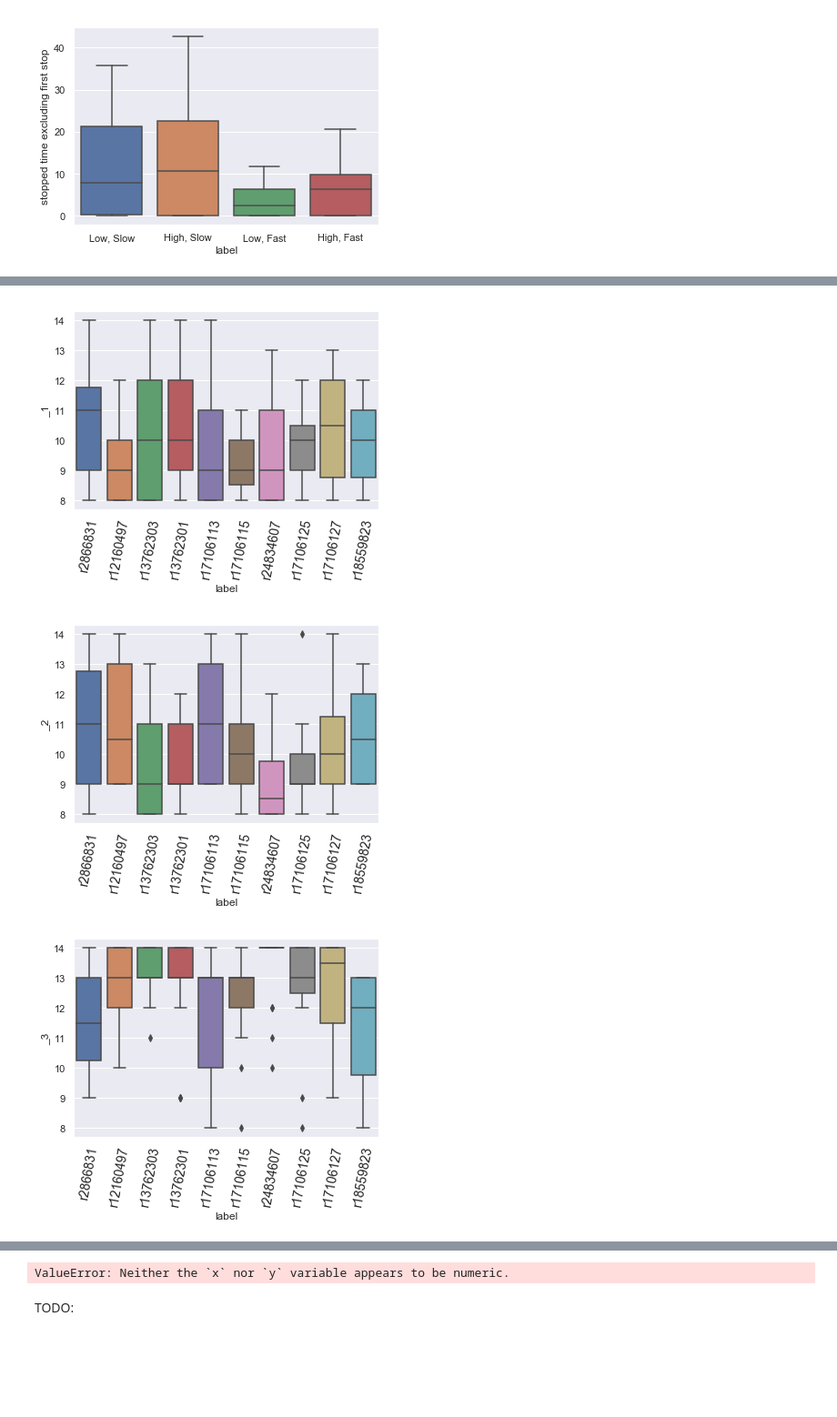
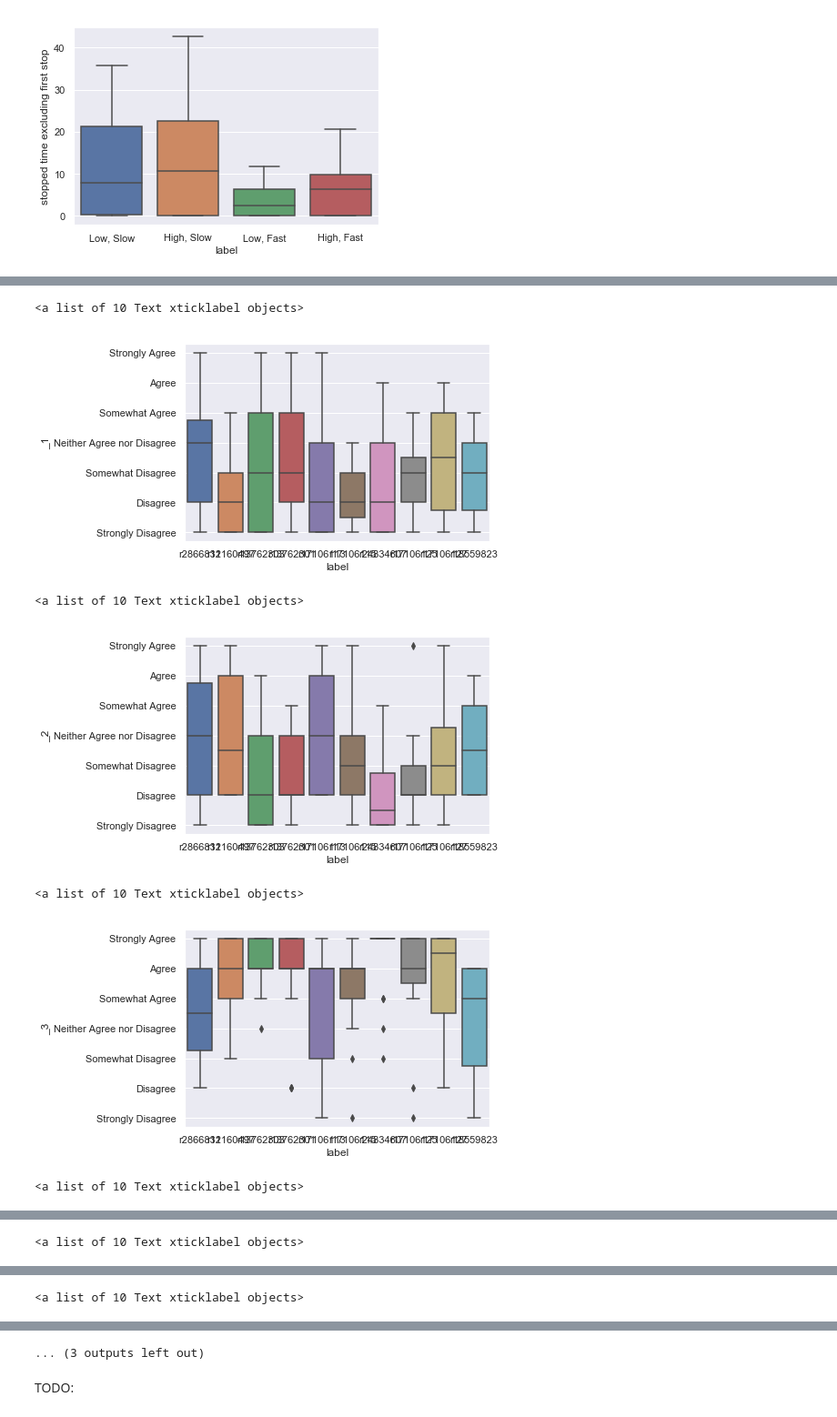
Before and after one commit to FAR-Lab/chairsim-server, a Jupyter notebook: Chairsim_paths.ipynb, the cells around one changed output, grey strips where cells are left out. Shown at 91% size. Drawn from its saved outputs; the diff is of its cells as text; code cells hidden in the pictures; blank space fills up the shorter version.

```diff
--- a/Chairsim_paths.ipynb
+++ b/Chairsim_paths.ipynb
@@ -532,9 +569,16 @@ combined=pd.concat(dfs)
 # %%
+combined.label.unique()
 for q in combined.columns:
-    a = sns.boxplot(x='label', y=q, data=combined, )
-    a.set_xticklabels(a.get_xticklabels(), fontsize=14, rotation=80)
+    a = sns.boxplot(x='label', y=q, data=combined)
+    a.set_xticklabels(, fontsize=14, rotation=80)
+    a.set_yticklabels(labels=["",'Strongly Disagree', 'Disagree','Somewhat Disagree', 'Neither Agree nor Disagree','Somewhat Agree','Agree','Strongly Agree', ""])
+    print(a.get_xticklabels())
     plt.show()
 # %% [output]
+<a list of 10 Text xticklabel objects>
-[figure, old version]
+[figure, new version]
+<a list of 10 Text xticklabel objects>
-[figure, old version]
+[figure, new version]
+<a list of 10 Text xticklabel objects>
-[figure, old version]
+[figure, new version]
+<a list of 10 Text xticklabel objects>
@@ -541,0 +586 @@ for q in combined.columns:
+<a list of 10 Text xticklabel objects>
@@ -542,0 +588 @@ for q in combined.columns:
+<a list of 10 Text xticklabel objects>
@@ -545,3 +590,3 @@ for q in combined.columns:
-ValueError: Neither the `x` nor `y` variable appears to be numeric.
+... (3 outputs left out)
 # %% [markdown]
 TODO:
```
Also changed, not shown: parts of 5 cells of this notebook.
